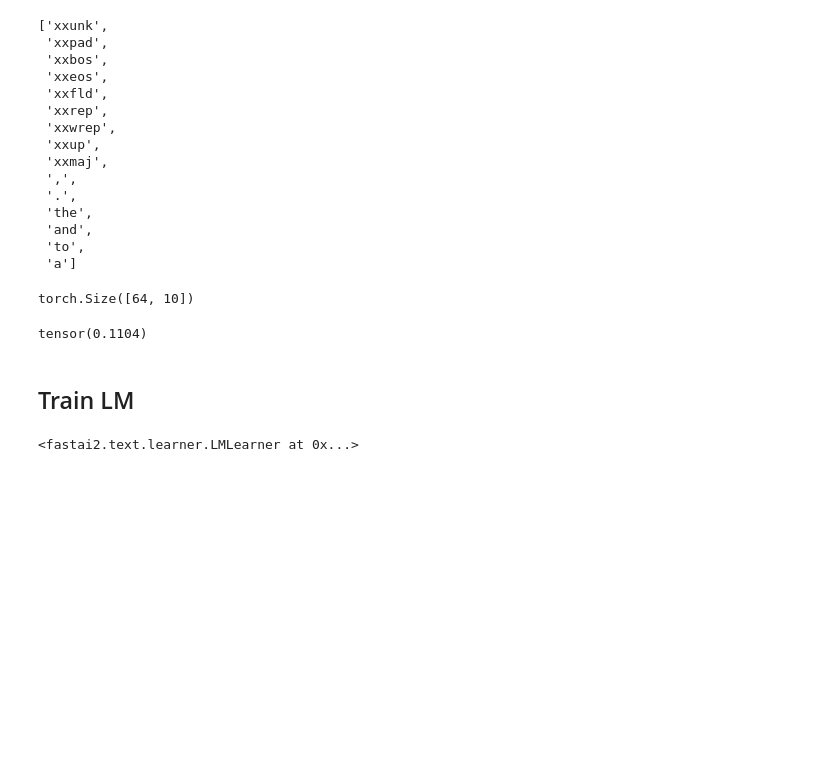
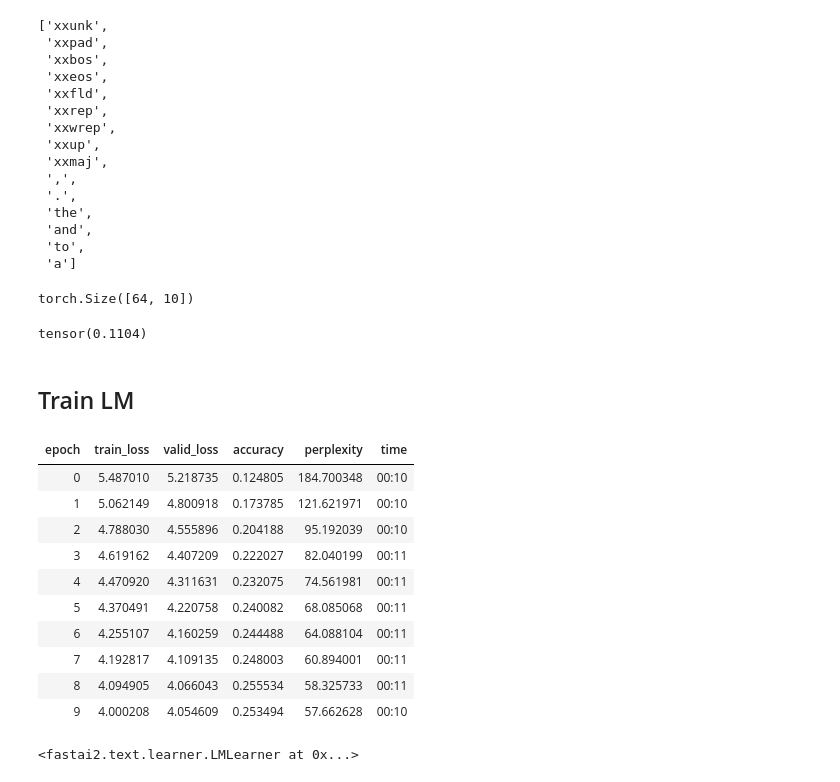
Before and after one commit to earthspecies/decoder-head-unsupervised-translation, a Jupyter notebook: language_play_v9_mixer.ipynb, the cells around one changed output. Drawn from its saved outputs; the diff is of its cells as text; code cells hidden in the pictures; blank space fills up the shorter version.

```diff
--- a/language_play_v9_mixer.ipynb
+++ b/language_play_v9_mixer.ipynb
@@ -146,7 +146,19 @@ learn = language_model_learner(
     metrics=[accuracy, Perplexity()]
 )
 # %%
-# learn.fit(10, 1e-3)
+learn.fit(10, 1e-3)
+# %% [output]
+| epoch | train_loss | valid_loss | accuracy | perplexity | time |
+| 0 | 5.487010 | 5.218735 | 0.124805 | 184.700348 | 00:10 |
+| 1 | 5.062149 | 4.800918 | 0.173785 | 121.621971 | 00:10 |
+| 2 | 4.788030 | 4.555896 | 0.204188 | 95.192039 | 00:10 |
+| 3 | 4.619162 | 4.407209 | 0.222027 | 82.040199 | 00:11 |
+| 4 | 4.470920 | 4.311631 | 0.232075 | 74.561981 | 00:11 |
+| 5 | 4.370491 | 4.220758 | 0.240082 | 68.085068 | 00:11 |
+| 6 | 4.255107 | 4.160259 | 0.244488 | 64.088104 | 00:11 |
+| 7 | 4.192817 | 4.109135 | 0.248003 | 60.894001 | 00:11 |
+| 8 | 4.094905 | 4.066043 | 0.255534 | 58.325733 | 00:11 |
+| 9 | 4.000208 | 4.054609 | 0.253494 | 57.662628 | 00:10 |
 # %%
 # learn.save('pLSTM_mixer_10epochs')
 # %%
```
Also changed, not shown: 1 other file.
